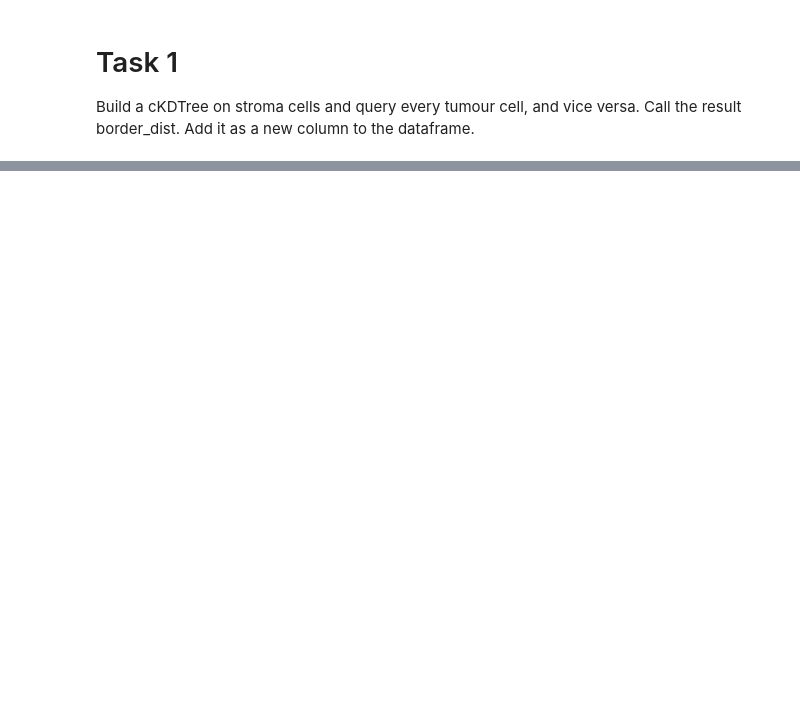
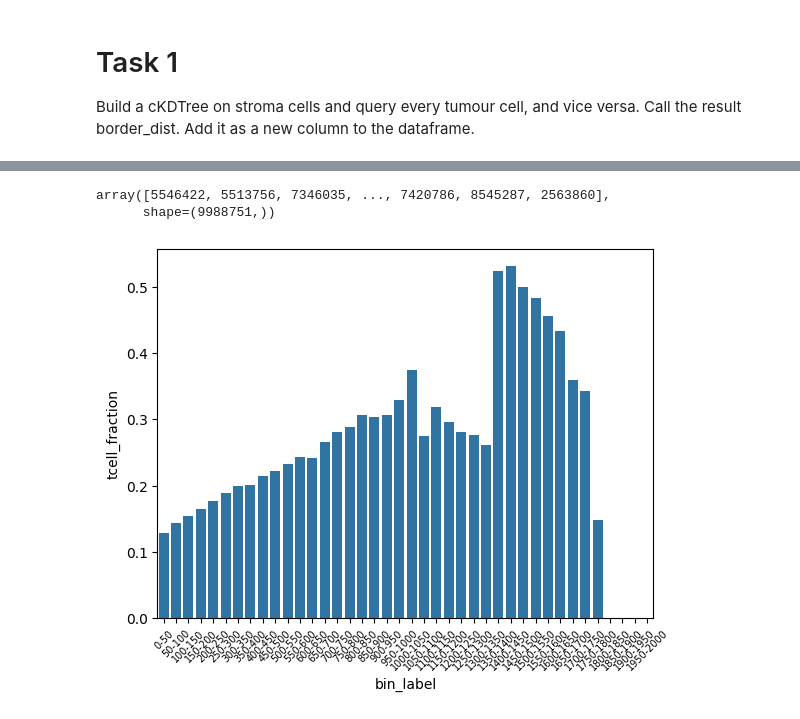
Before and after one commit to Karolcha100/Systems-Biology-Additional-Project, a Jupyter notebook: exercise-D1_one_patient.ipynb, the cells around one changed output, grey strips where cells are left out. Cells and saved outputs as stored; diff of their text form; code cells hidden in the pictures; blank space fills up the shorter version.

```diff
--- a/exercise-D1_one_patient.ipynb
+++ b/exercise-D1_one_patient.ipynb
@@ -98,0 +154,16 @@ ValueError: Length of values (501394) does not match length of index (701034)
+# %%
+bins = np.arange(0, df["border_dist"].max() + 50, 50)
+
+df['dist_bin'] = pd.cut(df['border_dist'], bins=bins)
+# %%
+profile = df.groupby('dist_bin').apply(
+    lambda g: (g['cell.type'] == 'Tcell').mean()
+)
+# %%
+profile_df = profile.reset_index()
+profile_df.columns = ['dist_bin', 'tcell_fraction']
+profile_df['bin_mid'] = profile_df['dist_bin'].apply(lambda x: x.mid)
+profile_df['bin_label'] = profile_df['dist_bin'].apply(lambda x: f"{int(x.left)}-{int(x.right)}")
+
+
+profile_df
@@ -98,0 +188,9 @@ ValueError: Length of values (501394) does not match length of index (701034)
+# %%
+sns.barplot(data=profile_df, x='bin_label', y='tcell_fraction')
+plt.xticks(rotation=45, fontsize=7)
+
+_
+# %% [output]
+array([5546422, 5513756, 7346035, ..., 7420786, 8545287, 2563860],
+      shape=(9988751,))
+[figure, added]
```
Also changed, not shown: parts of 21 cells of this notebook, 1 other file.
